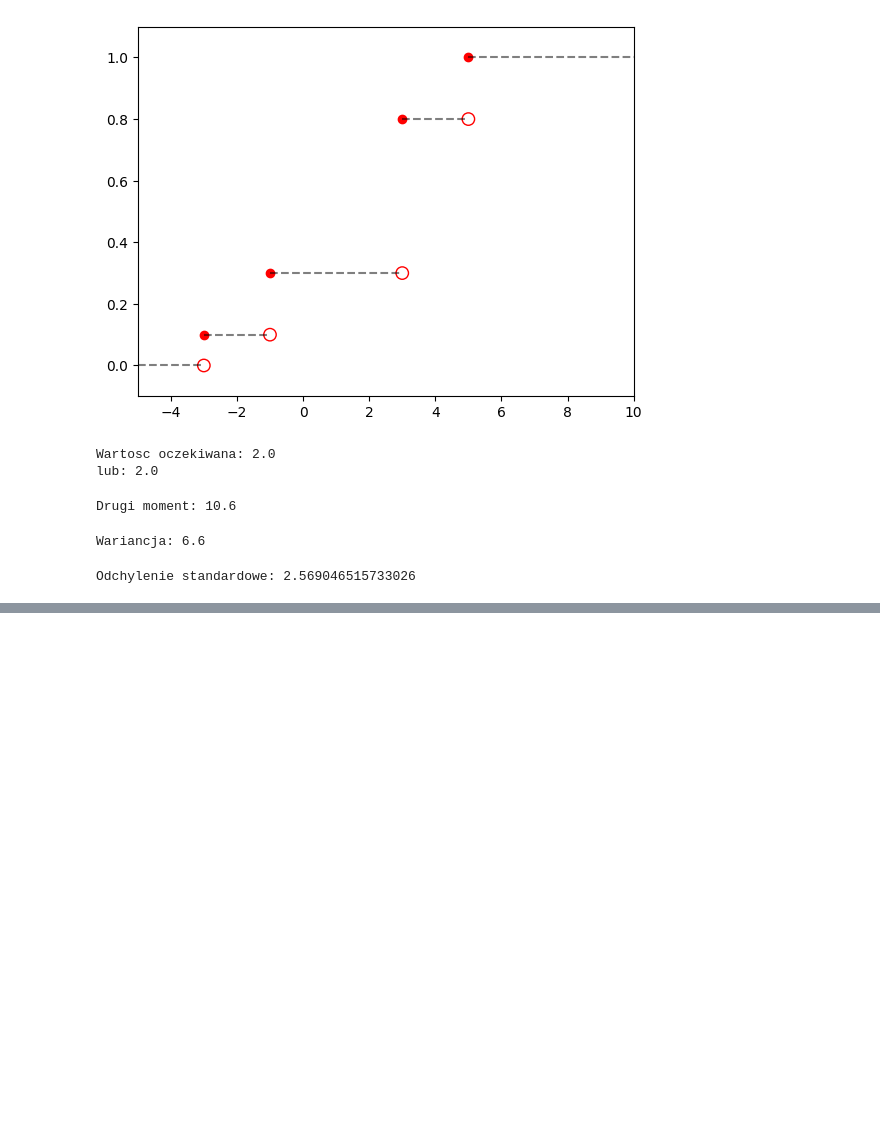
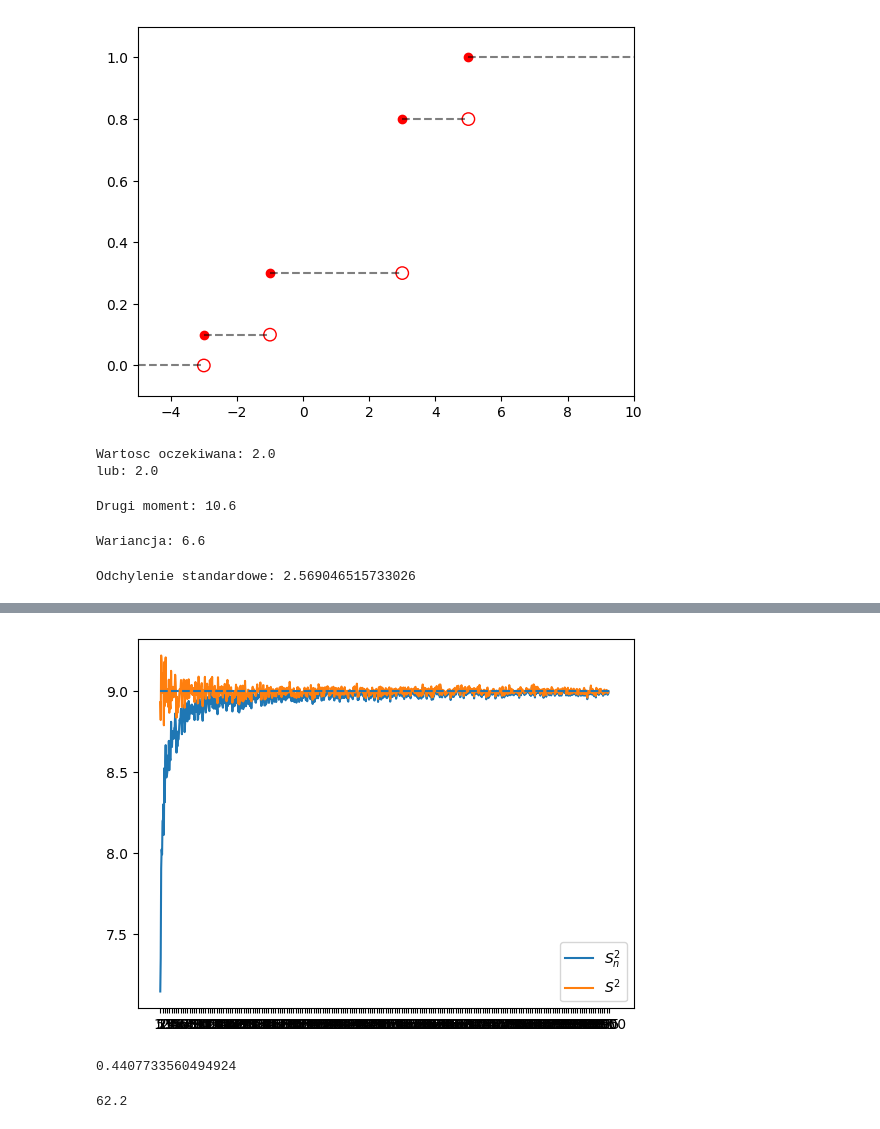
Before and after one commit to RastaAmanek/github, a Jupyter notebook: analiza_rozkladu_prawdopodobienstwa.ipynb, the cells around one changed output, grey strips where cells are left out. Cells and saved outputs as stored; diff of their text form; code cells hidden in the pictures; blank space fills up the shorter version.

```diff
--- a/analiza_rozkladu_prawdopodobienstwa.ipynb
+++ b/analiza_rozkladu_prawdopodobienstwa.ipynb
@@ -56,0 +88,22 @@ Odchylenie standardowe: 2.569046515733026
+# %%
+N = 1000
+n_vec = np.arange(5, 1000, 1)
+var0, var1 = np.zeros(len(n_vec)), np.zeros(len(n_vec))
+
+for i, n in enumerate(n_vec):
+    var0_vec, var1_vec = np.zeros(N), np.zeros(N)
+    for j in np.arange(N):
+        x = stats.norm.rvs(size=n, loc=-4, scale=3)
+        var0_vec[j] = np.var(x, ddof = 0)
+        var1_vec[j] = np.var(x, ddof = 1)
+    var0[i] = np.mean(var0_vec)
+    var1[i] = np.mean(var1_vec)
+# %%
+plt.plot(var0, label = '$S^2_n$')
+plt.plot(var1, label = '$S^2$')
+plt.xticks(ticks=np.arange(0, len(n_vec)+5, 5), labels=np.arange(5, 1005, 5))
+plt.hlines(xmin=0, xmax=1000, y=9, linestyles='--')
+plt.legend()
+plt.show()
+# %% [output]
+[figure, added]
@@ -56,0 +113,9 @@ Odchylenie standardowe: 2.569046515733026
+# %%
+expon = stats.expon(scale=1/lam)
+1-expon.cdf(900)
+# %% [output]
+0.4407733560494924
+# %%
+2 * np.mean(np.array([17, 19, 24, 31, 67])) -1
+# %% [output]
+62.2
```
Also changed, not shown: parts of 5 cells of this notebook.
